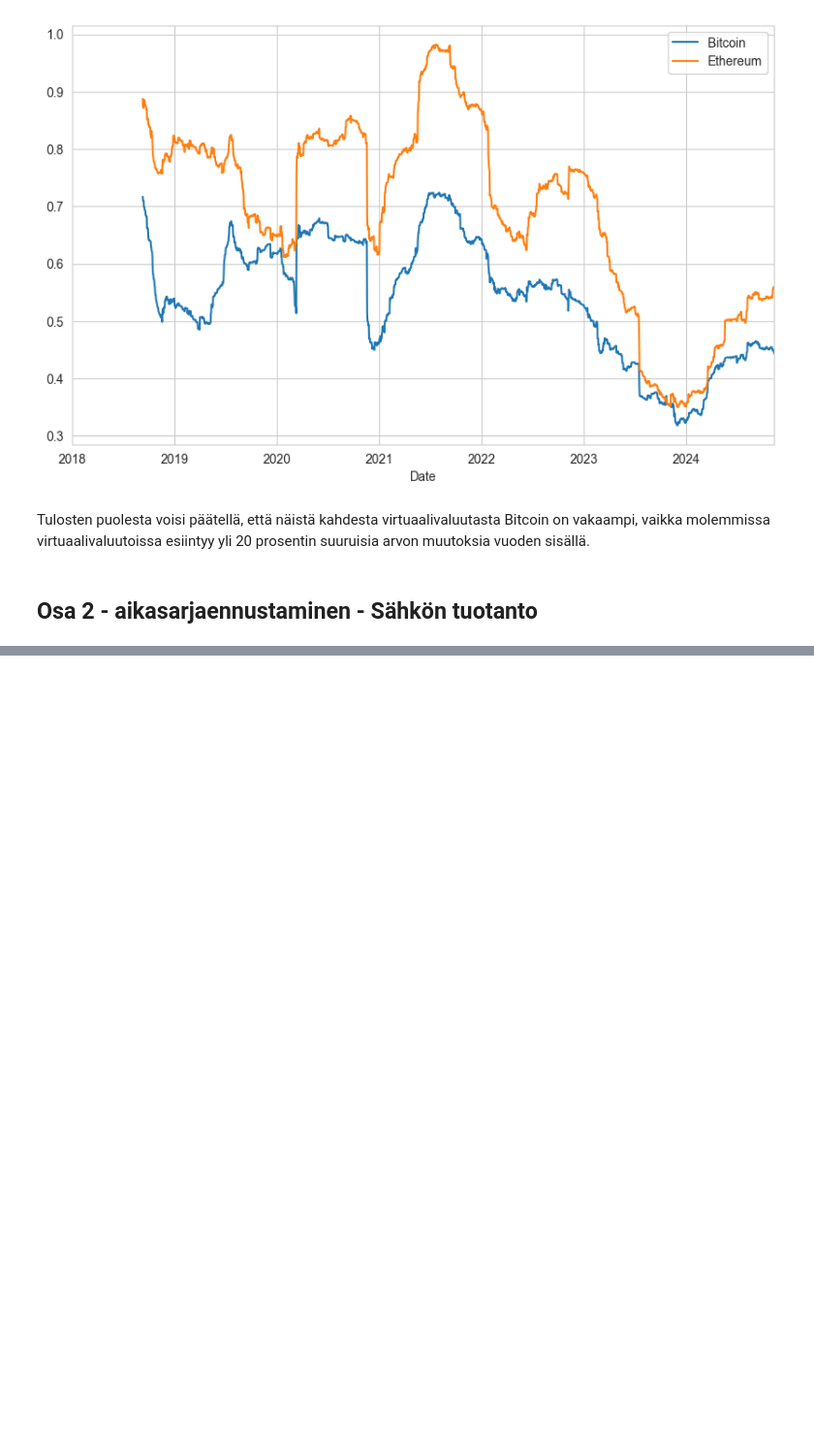
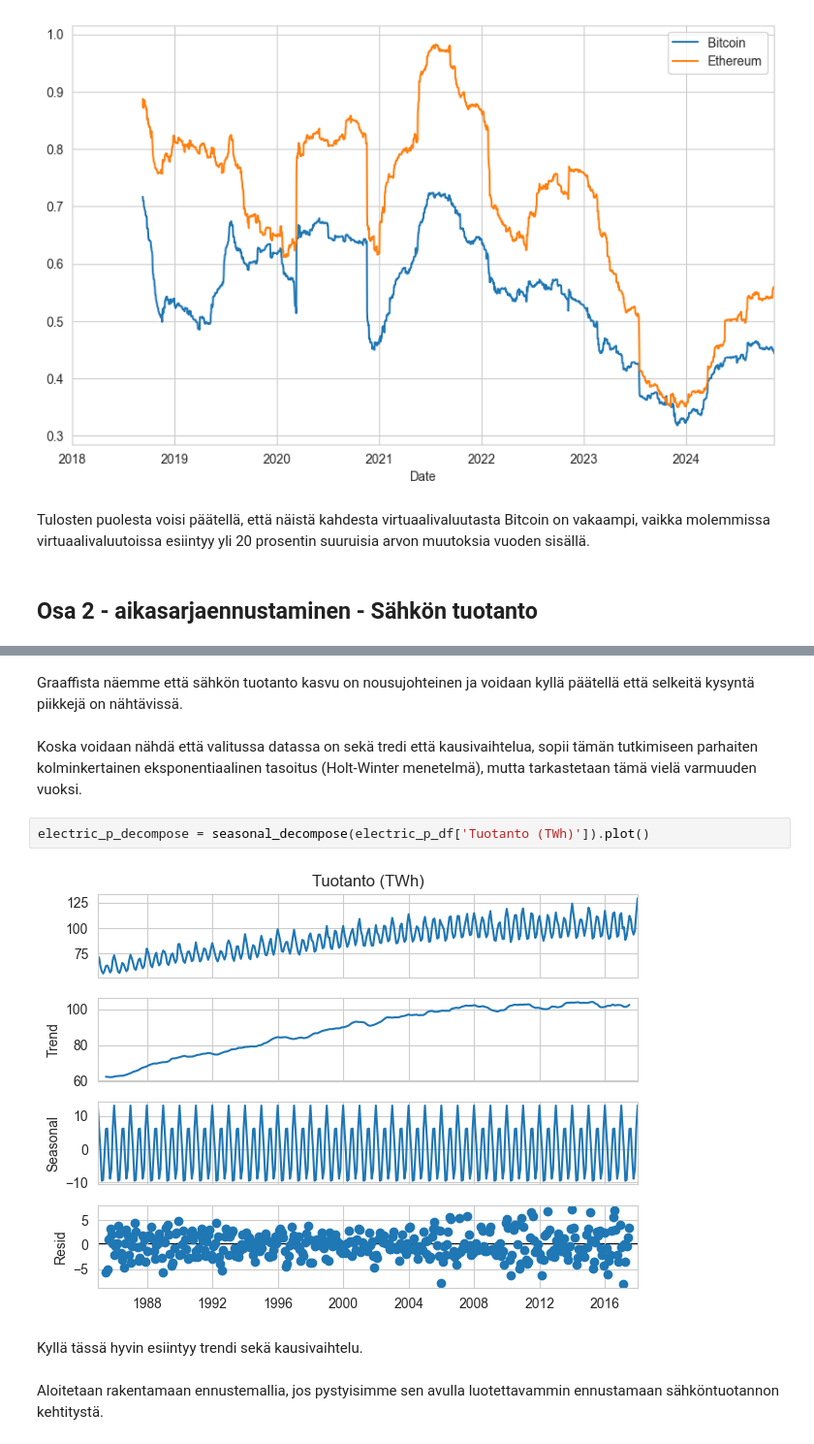
Before and after one commit to TatuE/Data_analytics, a Jupyter notebook: assignment_2/Tehtava_2_aikasarjat.ipynb, the cells around one changed output, grey strips where cells are left out. Shown at 97% size. Drawn from its saved outputs; the diff is of its cells as text; blank space fills up the shorter version.

```diff
--- a/assignment_2/Tehtava_2_aikasarjat.ipynb
+++ b/assignment_2/Tehtava_2_aikasarjat.ipynb
@@ -431,0 +497,12 @@ Tulosten puolesta voisi päätellä, että näistä kahdesta virtuaalivaluutasta
+# %% [markdown]
+Graaffista näemme että sähkön tuotanto kasvu on nousujohteinen ja voidaan kyllä päätellä että selkeitä kysyntä piikkejä on nähtävissä.
+# %% [markdown]
+Koska voidaan nähdä että valitussa datassa on sekä tredi että kausivaihtelua, sopii tämän tutkimiseen parhaiten kolminkertainen eksponentiaalinen tasoitus (Holt-Winter menetelmä), mutta tarkastetaan tämä vielä varmuuden vuoksi.
+# %%
+electric_p_decompose = seasonal_decompose(electric_p_df['Tuotanto (TWh)']).plot()
+# %% [output]
+[figure, added]
+# %% [markdown]
+Kyllä tässä hyvin esiintyy trendi sekä kausivaihtelu.
+# %% [markdown]
+Aloitetaan rakentamaan ennustemallia, jos pystyisimme sen avulla luotettavammin ennustamaan sähköntuotannon kehtitystä.
```
Also changed, not shown: parts of 36 cells of this notebook, 2 other files.
